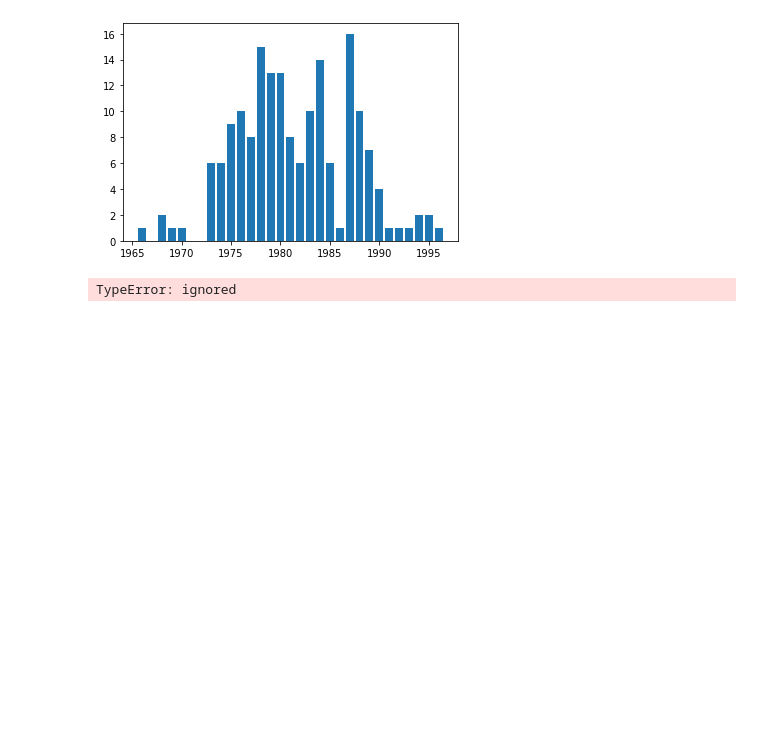
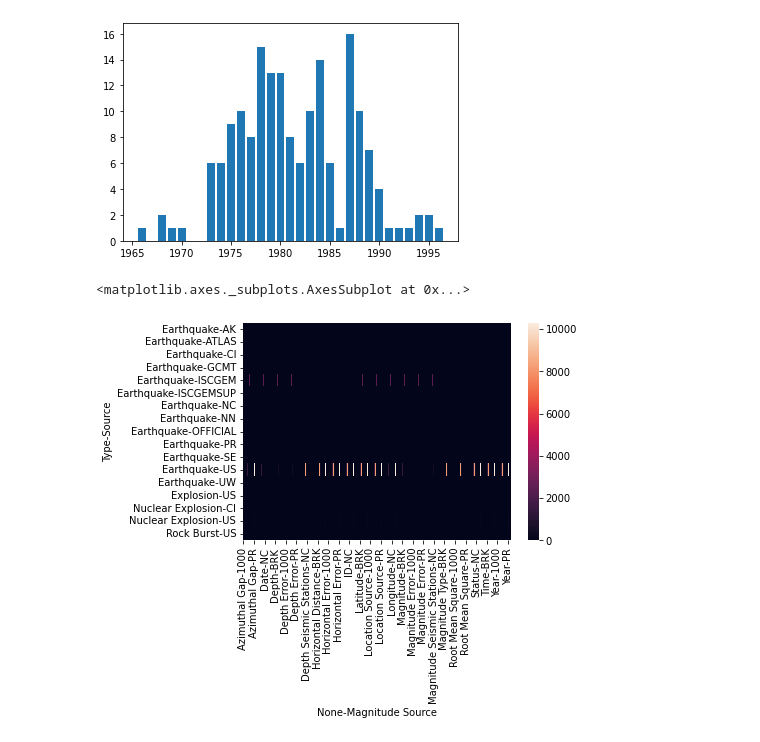
Before and after one commit to BharatXBhalla/Data-Analytics-CDAC, a Jupyter notebook: Assignments/Assignment_2_EarthQuakeData_DataWrangling.ipynb, the cells around one changed output. Saved outputs shown, nothing was run; the diff lists cells and outputs as text; code cells hidden in the pictures; blank space fills up the shorter version.

```diff
--- a/Assignments/Assignment_2_EarthQuakeData_DataWrangling.ipynb
+++ b/Assignments/Assignment_2_EarthQuakeData_DataWrangling.ipynb
@@ -186,4 +186,4 @@ df.describe(include="object")
 | top | 11/03/2011 | 2:56:58 | Earthquake | MW | ISCGEM860706 | US | US | US | ... |
 | freq | 128 | 5 | 23232 | 7725 | 1 | 20630 | 20350 | 10458 | ... |
 # %%
-df["Date"] = pd.to_date(df['Date'])
+df["Date"] = pd.to_datetime(df['Date'])
@@ -199,6 +197,7 @@ plt.bar(year_count_nuclear.index,height=year_count_nuclear)
 <BarContainer object of 28 artists>
 [figure]
 # %%
-pd.pivot(data=df,index="Type",columns=["Source"],value="Magnitude")
+sns.heatmap(pd.pivot_table(data=df,index=["Type","Source"],columns=["Magnitude Source"],aggfunc="count").fillna(0))
 # %% [output]
-TypeError: ignored
+<matplotlib.axes._subplots.AxesSubplot at 0x...>
+[figure, added]
```
Also changed, not shown: parts of 3 cells of this notebook.
